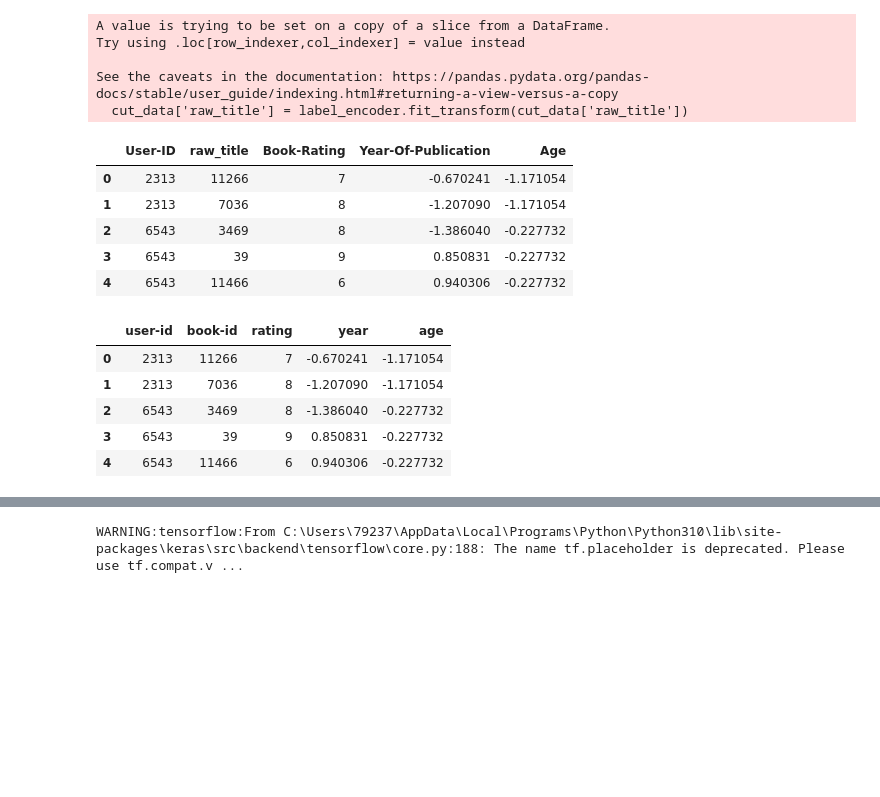
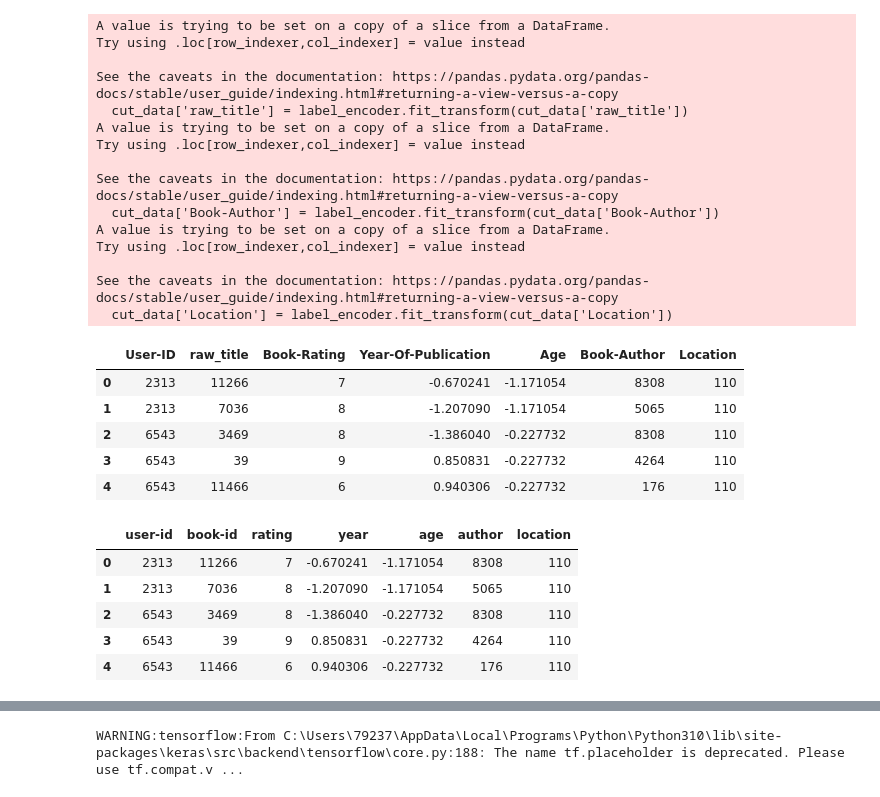
Before and after one commit to justProductAnalyst/Books-Recommendation-System, a Jupyter notebook: ML/EmbeddingBasedRecSys.ipynb, the cells around one changed output, grey strips where cells are left out. Cells and saved outputs as stored; diff of their text form; code cells hidden in the pictures; blank space fills up the shorter version.

```diff
--- a/ML/EmbeddingBasedRecSys.ipynb
+++ b/ML/EmbeddingBasedRecSys.ipynb
@@ -35,6 +35,6 @@ data.head(5)
 | 3 | 6543 | 9 | jamespatterson | 0.850831 | usa | -0.227732 | 1sttodieanovel | fiction |
 | 4 | 6543 | 6 | alexandermccallsmith | 0.940306 | usa | -0.227732 | theno1ladiesdetectiveagency | botswana |
 # %%
-cut_data = data[['User-ID', 'raw_title', 'Book-Rating', 'Year-Of-Publication', 'Age']]
+cut_data = data[['User-ID', 'raw_title', 'Book-Rating', 'Year-Of-Publication', 'Age', 'Book-Author', 'Location']]
 cut_data.head(5)
 # %% [output]
@@ -47,29 +47,41 @@ cut_data.head(5)
 # %%
 label_encoder = LabelEncoder()
 cut_data['raw_title'] = label_encoder.fit_transform(cut_data['raw_title'])
+cut_data['Book-Author'] = label_encoder.fit_transform(cut_data['Book-Author'])
+cut_data['Location'] = label_encoder.fit_transform(cut_data['Location'])
 cut_data.head(5)
 # %% [output]
 A value is trying to be set on a copy of a slice from a DataFrame.
 Try using .loc[row_indexer,col_indexer] = value instead
 
 See the caveats in the documentation: https://pandas.pydata.org/pandas-docs/stable/user_guide/indexing.html#returning-a-view-versus-a-copy
   cut_data['raw_title'] = label_encoder.fit_transform(cut_data['raw_title'])
+A value is trying to be set on a copy of a slice from a DataFrame.
+Try using .loc[row_indexer,col_indexer] = value instead
+
+See the caveats in the documentation: https://pandas.pydata.org/pandas-docs/stable/user_guide/indexing.html#returning-a-view-versus-a-copy
+  cut_data['Book-Author'] = label_encoder.fit_transform(cut_data['Book-Author'])
+A value is trying to be set on a copy of a slice from a DataFrame.
+Try using .loc[row_indexer,col_indexer] = value instead
+
+See the caveats in the documentation: https://pandas.pydata.org/pandas-docs/stable/user_guide/indexing.html#returning-a-view-versus-a-copy
+  cut_data['Location'] = label_encoder.fit_transform(cut_data['Location'])
-|  | User-ID | raw_title | Book-Rating | Year-Of-Publication | Age |
-| 0 | 2313 | 11266 | 7 | -0.670241 | -1.171054 |
-| 1 | 2313 | 7036 | 8 | -1.207090 | -1.171054 |
-| 2 | 6543 | 3469 | 8 | -1.386040 | -0.227732 |
-| 3 | 6543 | 39 | 9 | 0.850831 | -0.227732 |
-| 4 | 6543 | 11466 | 6 | 0.940306 | -0.227732 |
+|  | User-ID | raw_title | Book-Rating | Year-Of-Publication | Age | Book-Author | Location |
+| 0 | 2313 | 11266 | 7 | -0.670241 | -1.171054 | 8308 | 110 |
+| 1 | 2313 | 7036 | 8 | -1.207090 | -1.171054 | 5065 | 110 |
+| 2 | 6543 | 3469 | 8 | -1.386040 | -0.227732 | 8308 | 110 |
+| 3 | 6543 | 39 | 9 | 0.850831 | -0.227732 | 4264 | 110 |
+| 4 | 6543 | 11466 | 6 | 0.940306 | -0.227732 | 176 | 110 |
 # %%
-cut_data = cut_data.rename(columns={'User-ID': 'user-id', 'raw_title': 'book-id', 'Book-Rating': 'rating', 'Age': 'age', 'Year-Of-Publication': 'year'})
+cut_data = cut_data.rename(columns={'User-ID': 'user-id', 'raw_title': 'book-id', 'Book-Rating': 'rating', 'Age': 'age', 'Year-Of-Publication': 'year', 'Book-Author': 'author', 'Location': 'location'})
 cut_data.head(5)
 # %% [output]
-|  | user-id | book-id | rating | year | age |
-| 0 | 2313 | 11266 | 7 | -0.670241 | -1.171054 |
-| 1 | 2313 | 7036 | 8 | -1.207090 | -1.171054 |
-| 2 | 6543 | 3469 | 8 | -1.386040 | -0.227732 |
-| 3 | 6543 | 39 | 9 | 0.850831 | -0.227732 |
-| 4 | 6543 | 11466 | 6 | 0.940306 | -0.227732 |
+|  | user-id | book-id | rating | year | age | author | location |
+| 0 | 2313 | 11266 | 7 | -0.670241 | -1.171054 | 8308 | 110 |
+| 1 | 2313 | 7036 | 8 | -1.207090 | -1.171054 | 5065 | 110 |
+| 2 | 6543 | 3469 | 8 | -1.386040 | -0.227732 | 8308 | 110 |
+| 3 | 6543 | 39 | 9 | 0.850831 | -0.227732 | 4264 | 110 |
+| 4 | 6543 | 11466 | 6 | 0.940306 | -0.227732 | 176 | 110 |
 # %%
 cut_data['rating'] = cut_data['rating'].astype(float)
 cut_data.head(5)
```
Also changed, not shown: parts of 18 cells of this notebook.
